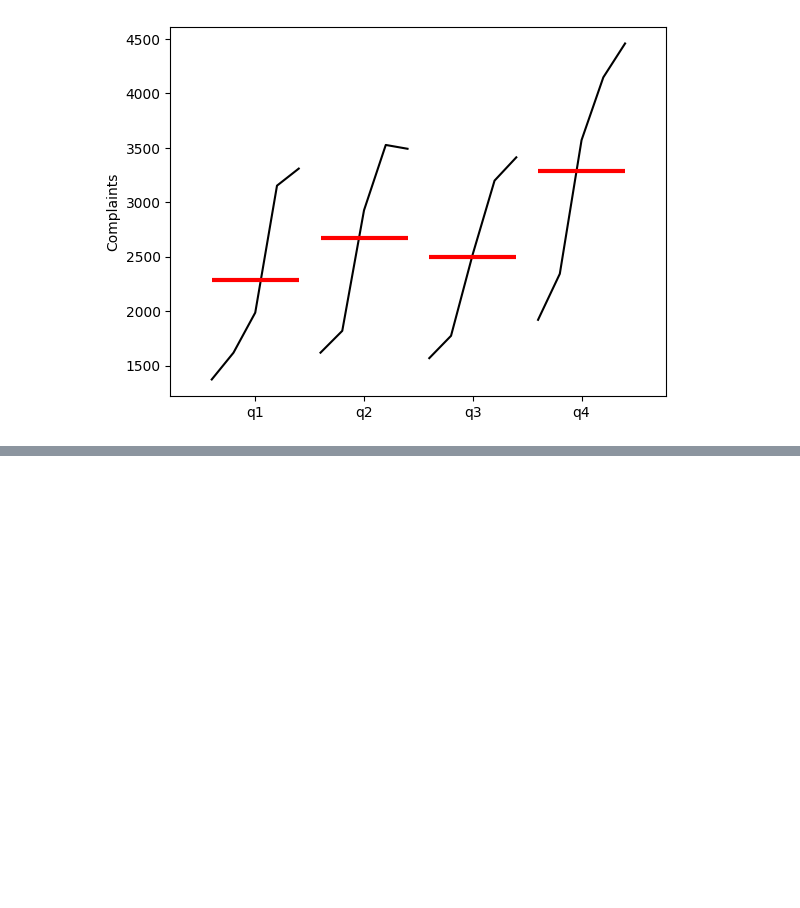
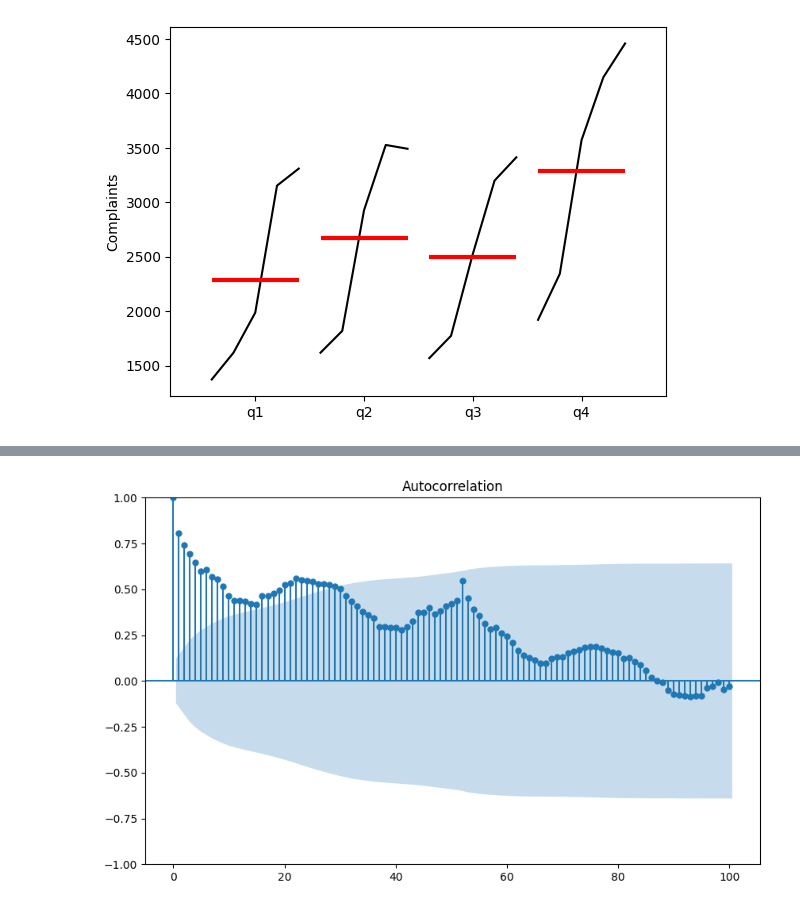
Before and after one commit to ReinerJasin/learn_time_series, a Jupyter notebook: project/5-exponential_smoothing_and_holt_winters.ipynb, the cells around one changed output, grey strips where cells are left out. Cells and saved outputs as stored; diff of their text form; code cells hidden in the pictures; blank space fills up the shorter version.

```diff
--- a/project/5-exponential_smoothing_and_holt_winters.ipynb
+++ b/project/5-exponential_smoothing_and_holt_winters.ipynb
@@ -112,10 +114,12 @@ plt.show()
 # %%
 from statsmodels.graphics.tsaplots import plot_acf
 
 # Python Auto Correlation
 fig, ax = plt.subplots(figsize=(10,6))
-plot_acf(data['Close'], lags=100, ax=ax)
+plot_acf(data['complaints'], lags=100, ax=ax)
 plt.show()
+# %% [output]
+[figure, added]
 # %%
 from statsmodels.graphics.tsaplots import plot_pacf
 
```
Also changed, not shown: parts of 16 cells of this notebook, 1 other file.
